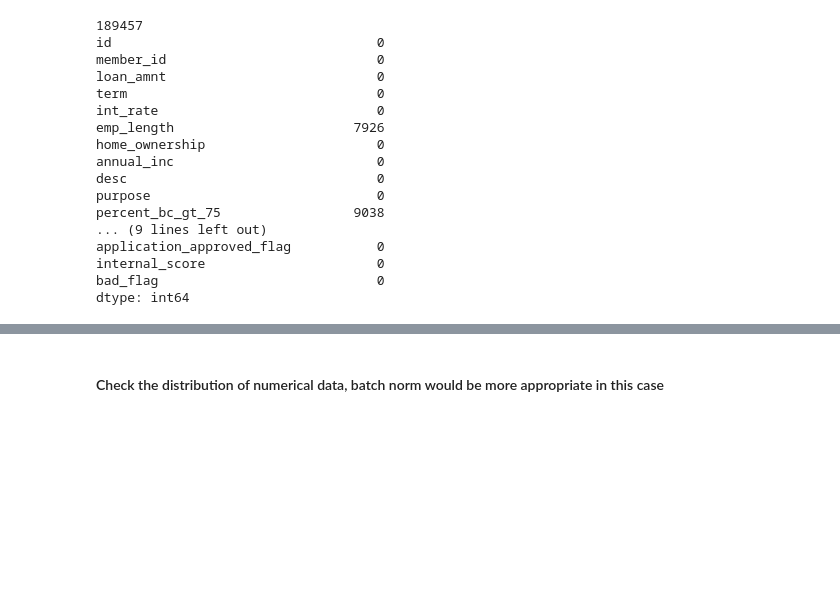
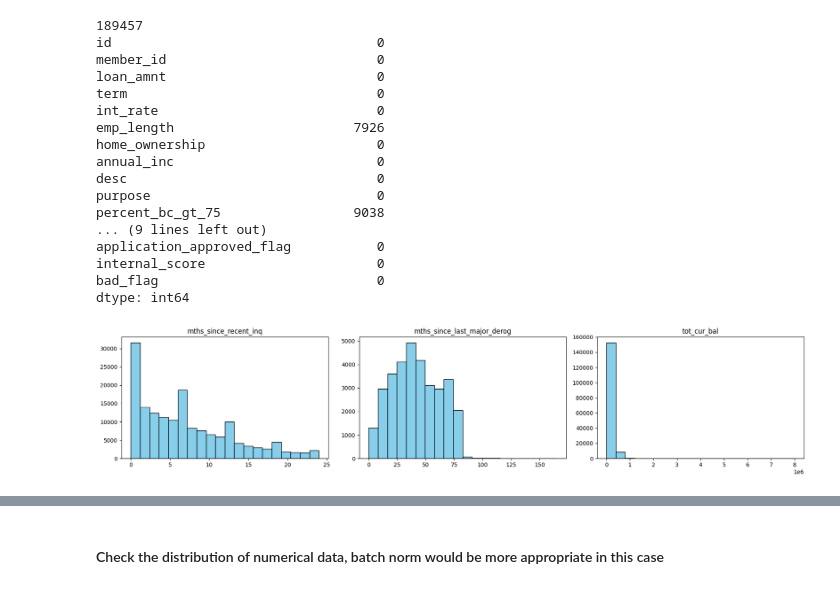
Before and after one commit to FKH886/Dixuan_Wang_take_home_project, a Jupyter notebook: main.ipynb, the cells around one changed output, grey strips where cells are left out. Drawn from its saved outputs; the diff is of its cells as text; code cells hidden in the pictures; blank space fills up the shorter version.

```diff
--- a/main.ipynb
+++ b/main.ipynb
@@ -297,0 +285,17 @@ display(training_load.sample(5))
+# %%
+from transformers import RobertaTokenizer, RobertaModel
+
+tokenizer = RobertaTokenizer.from_pretrained('roberta-base')
+model = RobertaModel.from_pretrained('roberta-base')
+device = torch.device("cuda" if torch.cuda.is_available() else "cpu")
+model = model.to(device)
+
+def encode_desc(desc: str):
+    if type(desc) is not str:
+        desc = ''
+    inputs = tokenizer(desc, return_tensors="pt", padding=True, truncation=True, max_length=128).to(device)
+    with torch.no_grad():  # Disable gradient calculation for inference
+        outputs = model(**inputs)
+    last_hidden_state = outputs.last_hidden_state
+    pooled_embedding = torch.mean(last_hidden_state, dim=1)
+    return pooled_embedding
@@ -396,0 +422,15 @@ dtype: int64
+# %%
+# check out the distribution of missing data
+columns = ['mths_since_recent_inq', 'mths_since_last_major_derog', 'tot_cur_bal']
+
+fig, axes = plt.subplots(nrows=1, ncols=3, figsize=(18, 4))  # 1x3 grid
+
+for ax, col in zip(axes.flat, columns):
+    if training_load[col].dtype in ['int64', 'float64']:  # Numerical columns
+        ax.hist(training_load[col], bins=20, color='skyblue', edgecolor='black')
+    else:
+        training_load[col].value_counts().plot(kind='bar', ax=ax, color='lightgreen', edgecolor='black')
+    ax.set_title(col)
+plt.tight_layout()
+# %% [output]
+[figure, added]
```
Also changed, not shown: parts of 19 cells of this notebook.
